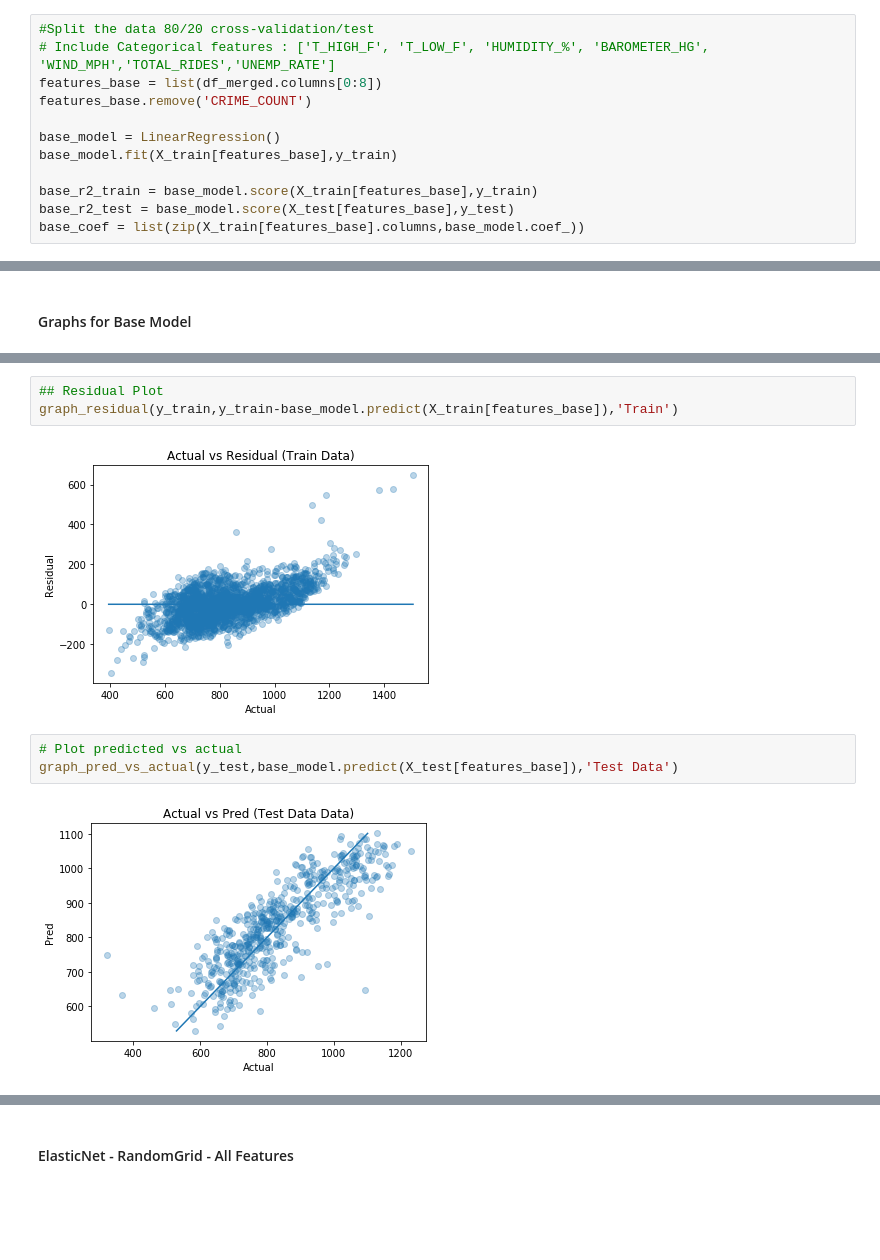
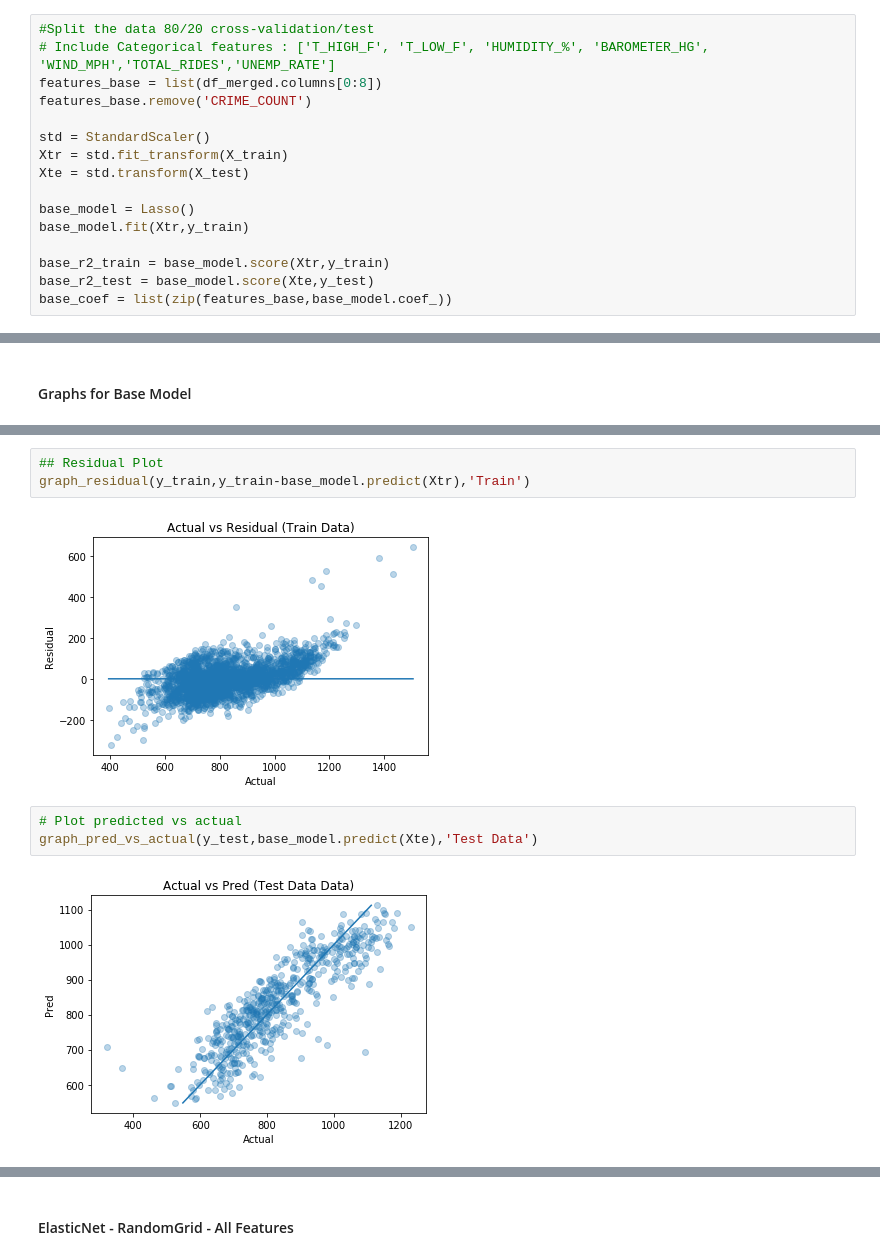
Before and after one commit to silvernine209/chicago_crime_rate_predictor, a Jupyter notebook: project_2_luther_lee_matthew.ipynb, the cells around one changed output, grey strips where cells are left out. Cells and saved outputs as stored; diff of their text form; blank space fills up the shorter version.

```diff
--- a/project_2_luther_lee_matthew.ipynb
+++ b/project_2_luther_lee_matthew.ipynb
@@ -495,12 +484,16 @@ X_train, X_test, y_train, y_test = train_test_split(X, y, test_size=0.2,random_s
 features_base = list(df_merged.columns[0:8])
 features_base.remove('CRIME_COUNT')
 
-base_model = LinearRegression()
-base_model.fit(X_train[features_base],y_train)
+std = StandardScaler()
+Xtr = std.fit_transform(X_train)
+Xte = std.transform(X_test)
 
-base_r2_train = base_model.score(X_train[features_base],y_train)
-base_r2_test = base_model.score(X_test[features_base],y_test)
-base_coef = list(zip(X_train[features_base].columns,base_model.coef_))
+base_model = Lasso()
+base_model.fit(Xtr,y_train)
+
+base_r2_train = base_model.score(Xtr,y_train)
+base_r2_test = base_model.score(Xte,y_test)
+base_coef = list(zip(features_base,base_model.coef_))
 # %%
 #Base_R^2_Train :  0.2546924527867718 and Base_R^2_Test :  0.3337184672866654 before moving outlier
 print("Base Model")
@@ -533,12 +526,12 @@ graph_pred_vs_actual(y_train,base_model.predict(X_train[features_base]),'Train')
 # %%
 ## Residual Plot
-graph_residual(y_train,y_train-base_model.predict(X_train[features_base]),'Train')
+graph_residual(y_train,y_train-base_model.predict(Xtr),'Train')
 # %% [output]
-[figure, old version]
+[figure, new version]
 # %%
 # Plot predicted vs actual
-graph_pred_vs_actual(y_test,base_model.predict(X_test[features_base]),'Test Data')
+graph_pred_vs_actual(y_test,base_model.predict(Xte),'Test Data')
 # %% [output]
-[figure, old version]
+[figure, new version]
 # %%
 ## Residual Plot
```
Also changed, not shown: parts of 14 cells of this notebook, 1 other file.
